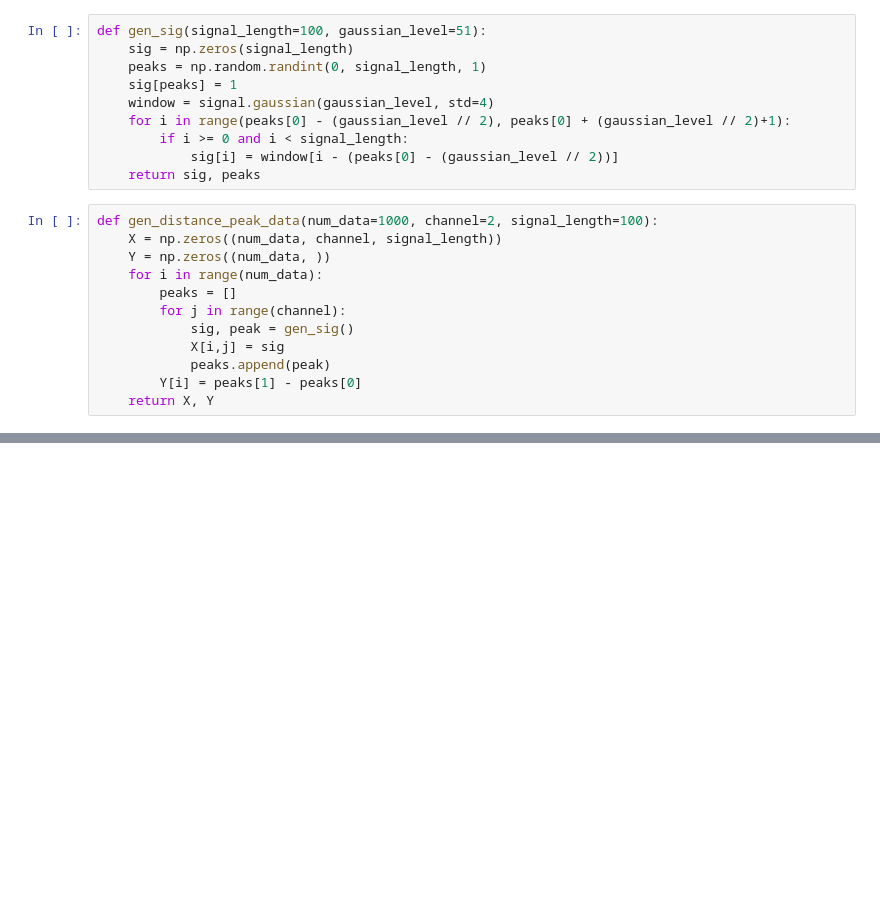
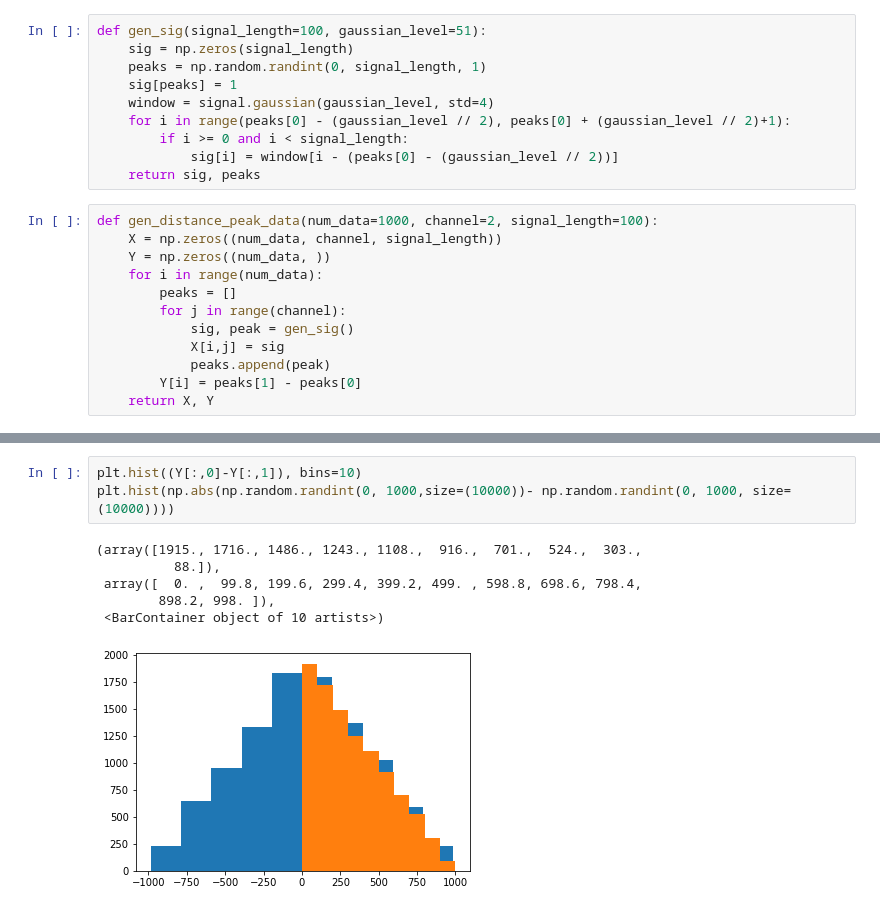
Before and after one commit to toosyou/DistanceNet, a Jupyter notebook: notebooks/gen_data.ipynb, the cells around one changed output, grey strips where cells are left out. Cells and saved outputs as stored; diff of their text form; blank space fills up the shorter version.

Commit message:
new data task and visualization utils.

```diff
--- a/notebooks/gen_data.ipynb
+++ b/notebooks/gen_data.ipynb
@@ -64,0 +65,10 @@ The autoreload extension is already loaded. To reload it, use:
+# %%
+plt.hist((Y[:,0]-Y[:,1]), bins=10)
+plt.hist(np.abs(np.random.randint(0, 1000,size=(10000))- np.random.randint(0, 1000, size=(10000))))
+# %% [output]
+(array([1915., 1716., 1486., 1243., 1108.,  916.,  701.,  524.,  303.,
+          88.]),
+ array([  0. ,  99.8, 199.6, 299.4, 399.2, 499. , 598.8, 698.6, 798.4,
+        898.2, 998. ]),
+ <BarContainer object of 10 artists>)
+[figure, added]
```
Also changed, not shown: parts of 9 cells of this notebook, 6 other files.
